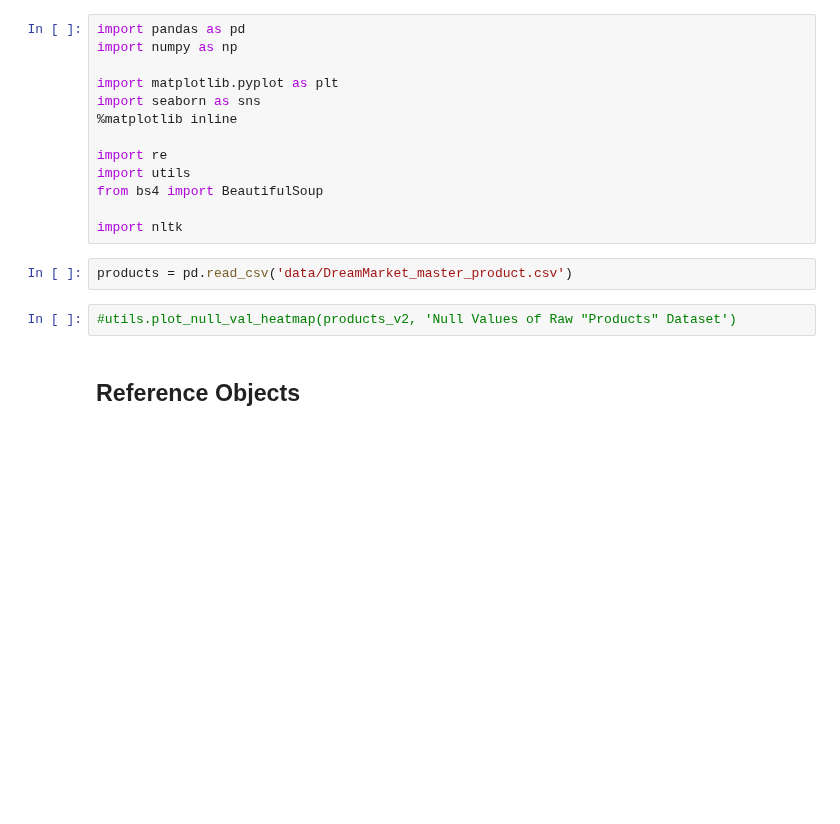
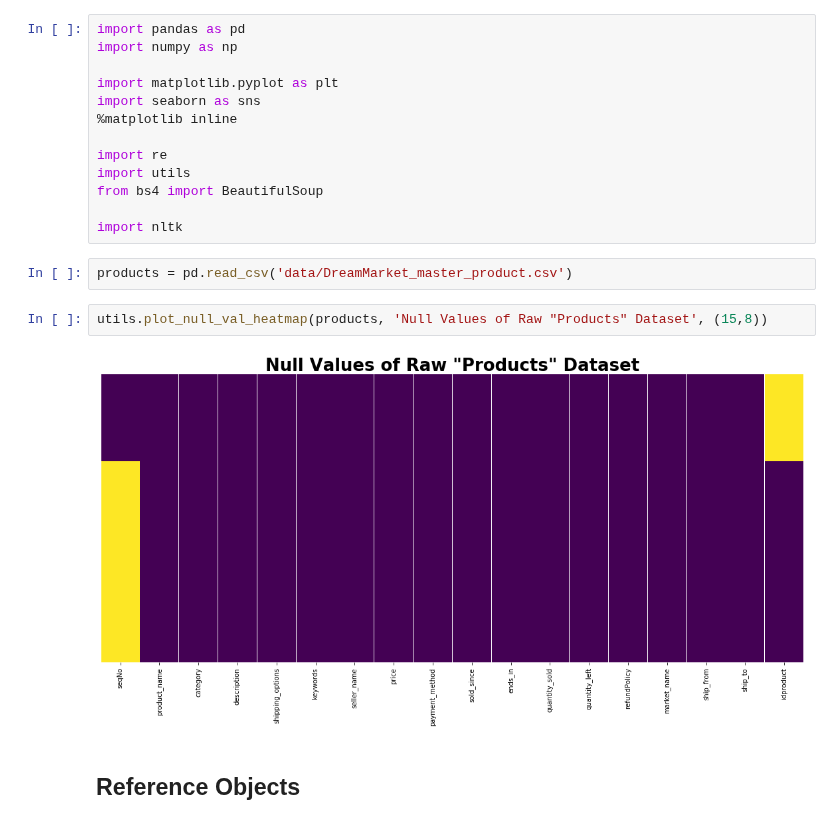
Before and after one commit to Morgan-Sell/darknet-economics, a Jupyter notebook: products_data_process_feat_eng.ipynb, the cells around one changed output. Cells and saved outputs as stored; diff of their text form; blank space fills up the shorter version.

```diff
--- a/products_data_process_feat_eng.ipynb
+++ b/products_data_process_feat_eng.ipynb
@@ -14,7 +14,9 @@ import nltk
 # %%
 products = pd.read_csv('data/DreamMarket_master_product.csv')
 # %%
-#utils.plot_null_val_heatmap(products_v2, 'Null Values of Raw "Products" Dataset')
+utils.plot_null_val_heatmap(products, 'Null Values of Raw "Products" Dataset', (15,8))
+# %% [output]
+[figure, added]
 # %% [markdown]
 ## Reference Objects
 # %%
```
Also changed, not shown: parts of 11 cells of this notebook.
